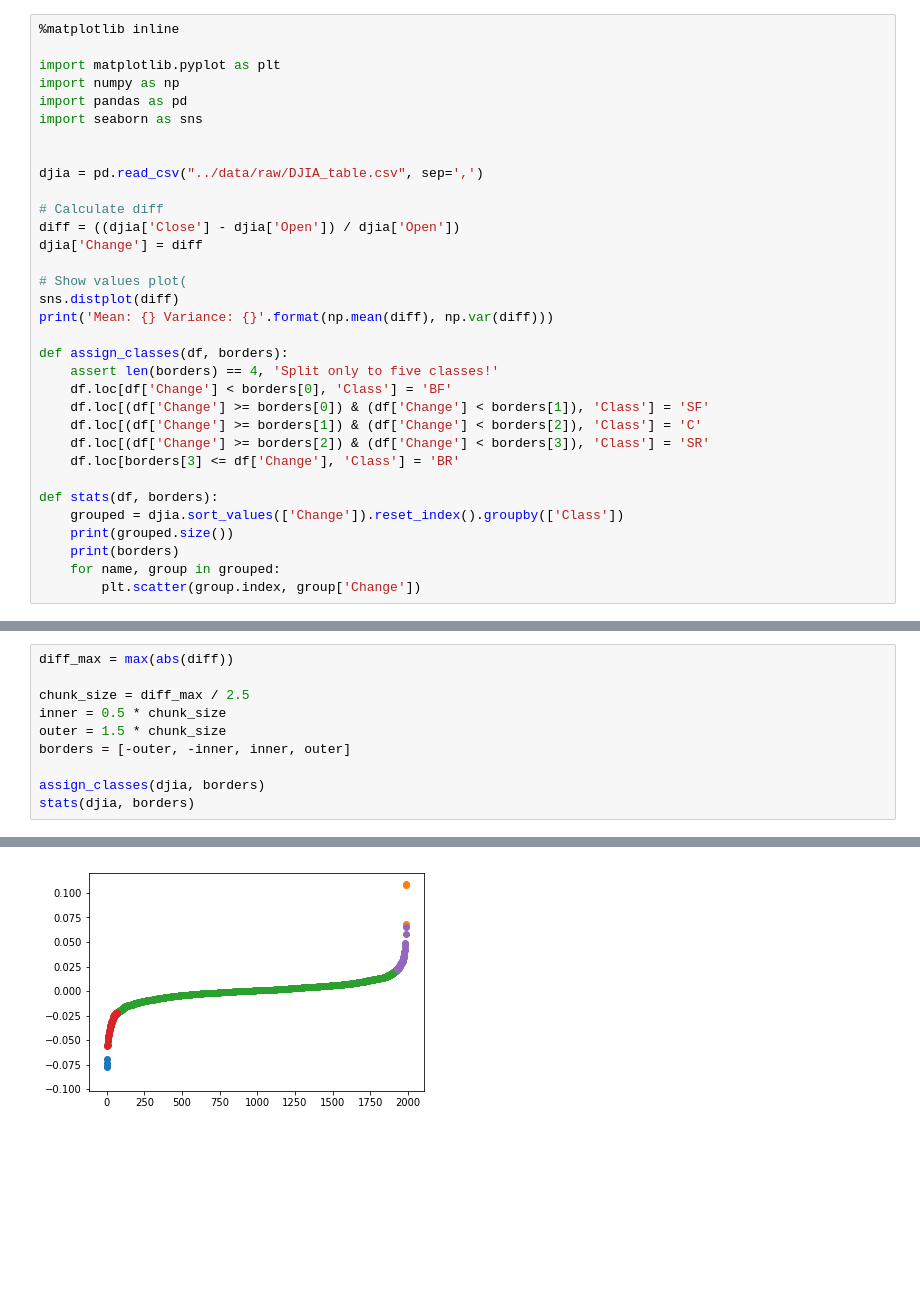
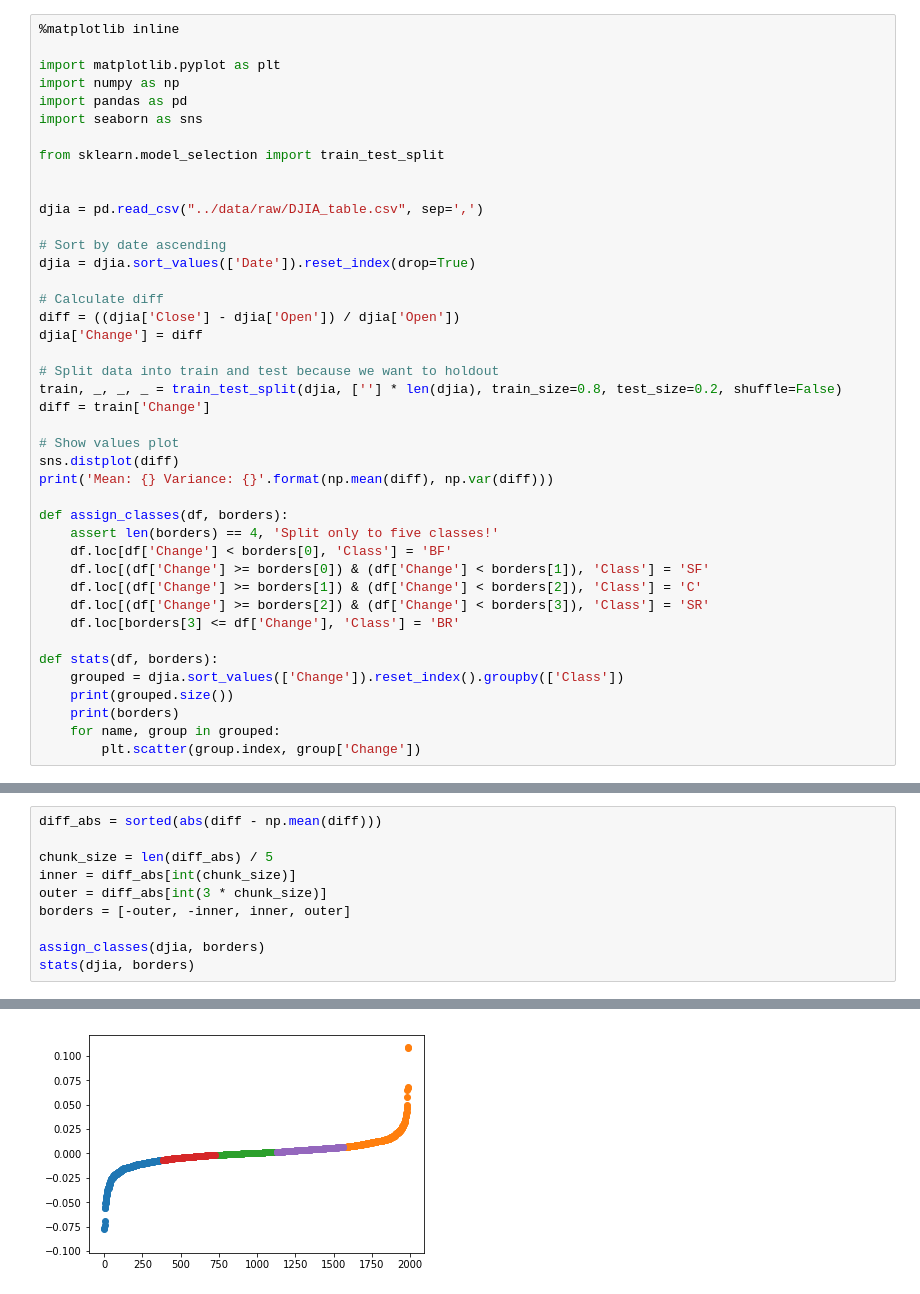
Before and after one commit to jfajkowski/stock-market-forecasting, a Jupyter notebook: experiments/djia_history_analysis.ipynb, the cells around one changed output, grey strips where cells are left out. Cells and saved outputs as stored; diff of their text form; blank space fills up the shorter version.

```diff
--- a/experiments/djia_history_analysis.ipynb
+++ b/experiments/djia_history_analysis.ipynb
@@ -6,14 +6,23 @@ import numpy as np
 import pandas as pd
 import seaborn as sns
 
+from sklearn.model_selection import train_test_split
+
 
 djia = pd.read_csv("../data/raw/DJIA_table.csv", sep=',')
+
+# Sort by date ascending
+djia = djia.sort_values(['Date']).reset_index(drop=True)
 
 # Calculate diff
 diff = ((djia['Close'] - djia['Open']) / djia['Open'])
 djia['Change'] = diff
 
-# Show values plot(
+# Split data into train and test because we want to holdout
+train, _, _, _ = train_test_split(djia, [''] * len(djia), train_size=0.8, test_size=0.2, shuffle=False)
+diff = train['Change']
+
+# Show values plot
 sns.distplot(diff)
 print('Mean: {} Variance: {}'.format(np.mean(diff), np.var(diff)))
 
@@ -58,10 +87,10 @@ dtype: int64
 [figure]
 # %%
-diff_max = max(abs(diff))
+diff_abs = sorted(abs(diff - np.mean(diff)))
 
-chunk_size = diff_max / 2.5
-inner = 0.5 * chunk_size
-outer = 1.5 * chunk_size
+chunk_size = len(diff_abs) / 5
+inner = diff_abs[int(chunk_size)]
+outer = diff_abs[int(3 * chunk_size)]
 borders = [-outer, -inner, inner, outer]
 
 assign_classes(djia, borders)
@@ -78 +107 @@ dtype: int64
-[figure, old version]
+[figure, new version]
```
Also changed, not shown: parts of 5 cells of this notebook, 2 other files.
